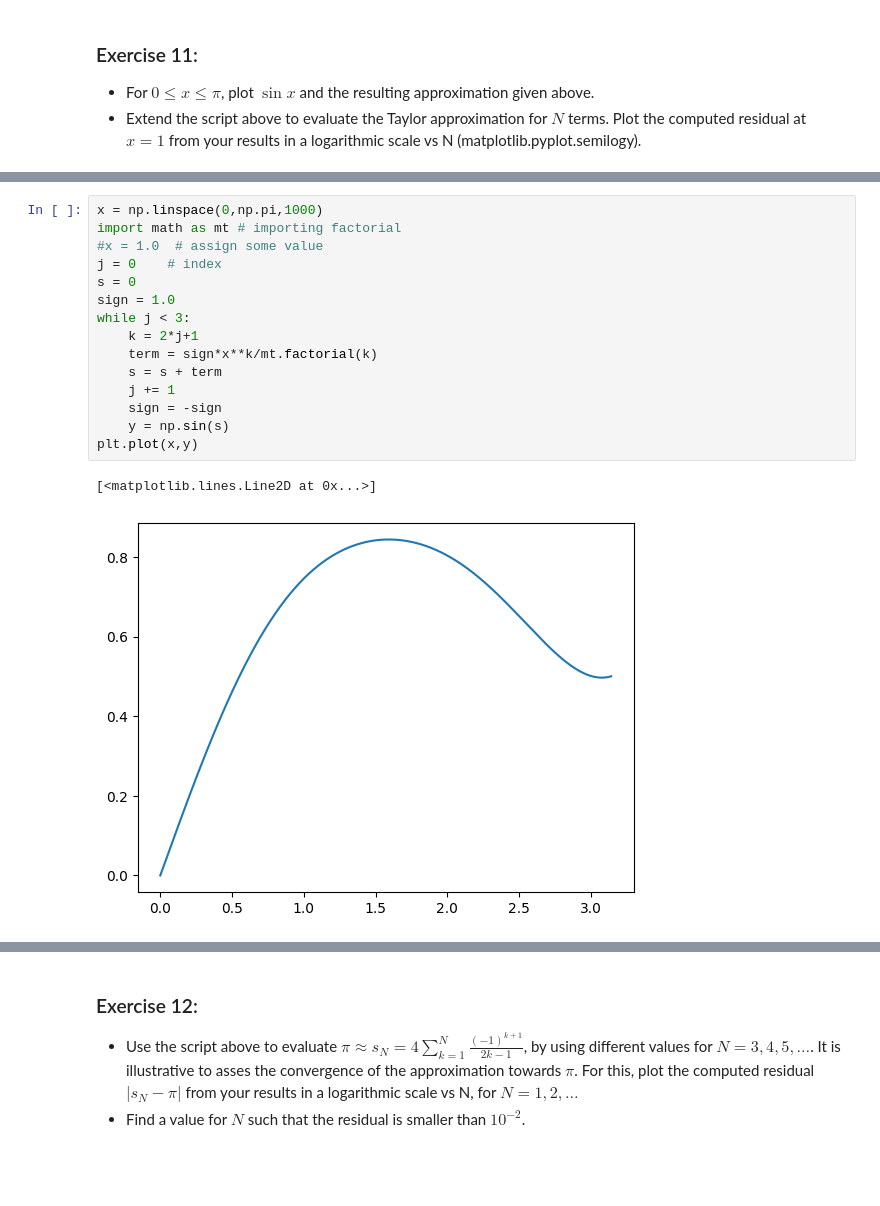
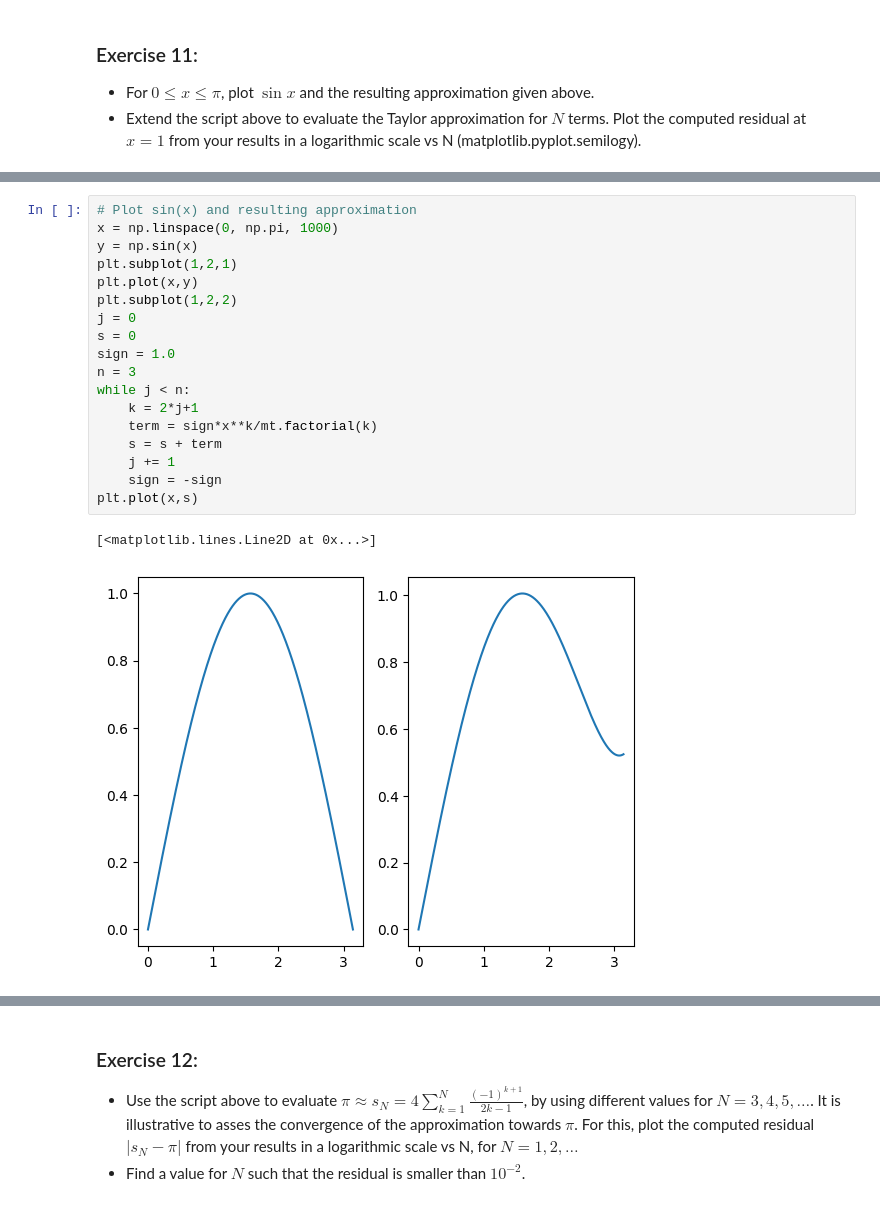
Before and after one commit to kalle6452/PDE, a Jupyter notebook: lab01.ipynb, the cells around one changed output, grey strips where cells are left out. Cells and saved outputs as stored; diff of their text form; blank space fills up the shorter version.

```diff
--- a/lab01.ipynb
+++ b/lab01.ipynb
@@ -700,18 +700,21 @@ plt.plot(x,y)
 # %%
-x = np.linspace(0,np.pi,1000)
-import math as mt # importing factorial
-#x = 1.0  # assign some value
-j = 0    # index
+# Plot sin(x) and resulting approximation
+x = np.linspace(0, np.pi, 1000)
+y = np.sin(x)
+plt.subplot(1,2,1)
+plt.plot(x,y)
+plt.subplot(1,2,2)
+j = 0
 s = 0
 sign = 1.0
-while j < 3:
+n = 3
+while j < n:
     k = 2*j+1
     term = sign*x**k/mt.factorial(k)
     s = s + term
     j += 1
     sign = -sign
-    y = np.sin(s)
-plt.plot(x,y)
+plt.plot(x,s)
 # %% [output]
 [<matplotlib.lines.Line2D at 0x...>]
-[figure, old version]
+[figure, new version]
```
Also changed, not shown: parts of 18 cells of this notebook.
